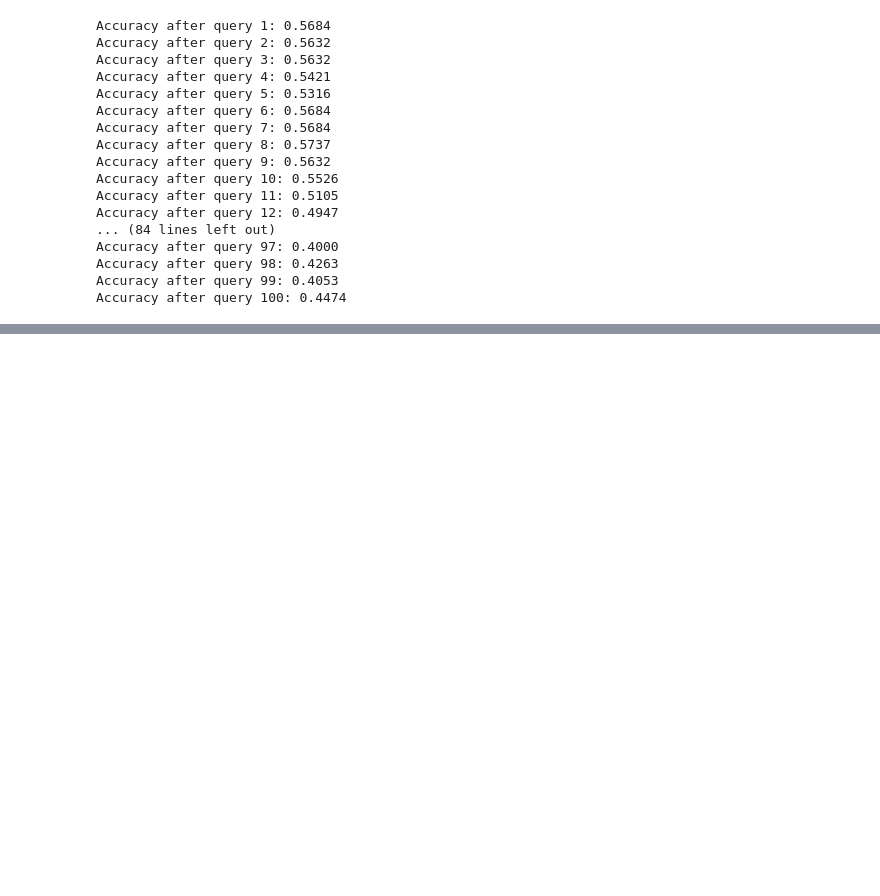
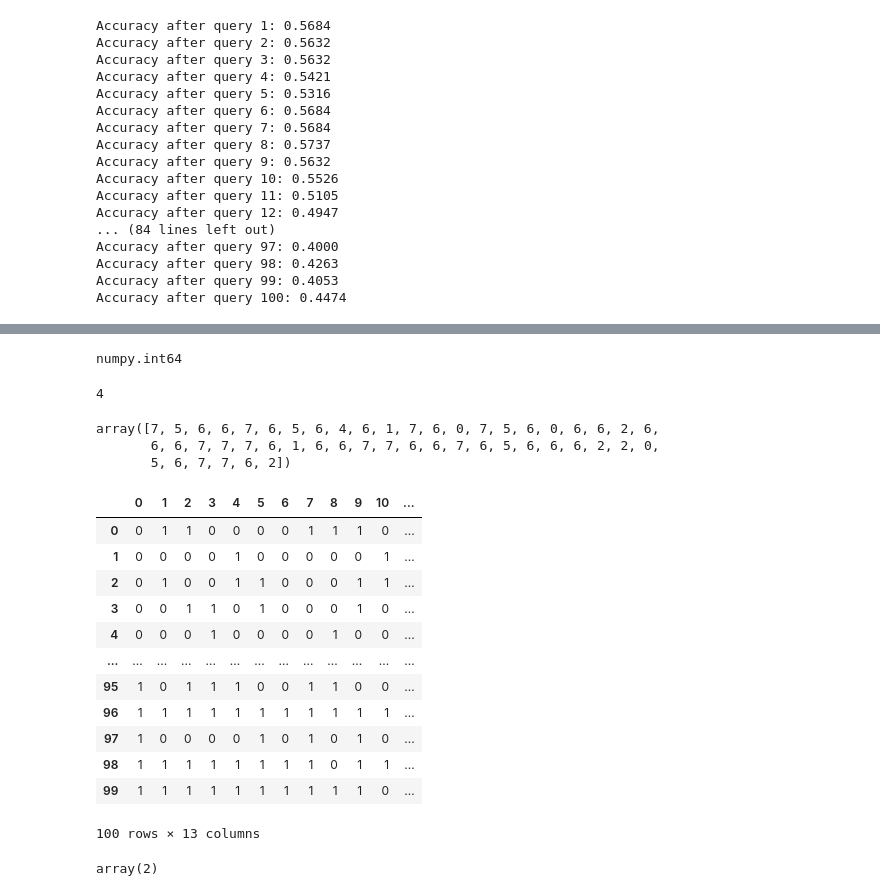
Before and after one commit to zhaopeng-lee/FeatureSelectionProject, a Jupyter notebook: Feature_selection_AL_test.ipynb, the cells around one changed output, grey strips where cells are left out. Cells and saved outputs as stored; diff of their text form; code cells hidden in the pictures; blank space fills up the shorter version.

```diff
--- a/Feature_selection_AL_test.ipynb
+++ b/Feature_selection_AL_test.ipynb
@@ -22,7 +22,7 @@ X, y = load_wine(return_X_y=True,as_frame=True)
 # %% [markdown]
 use Leetoolkit library we can get a dataset with onehot representation oof feature and its associated cv means
 # %%
-X_initial, y_initial = lee.PerformanceHandler.train_dataset_with_random_features(X,y,RandomForestClassifier(),2000)#get a dataset with size of 2000
+X_initial, y_initial = lee.PerformanceHandler.train_dataset_with_random_features(X,y,DecisionTreeClassifier(),2000)#get a dataset with size of 2000
 # %%
 #see the information of two dataset
 X_initial.head()
@@ -208,0 +213,38 @@ Accuracy after query 100: 0.4474
+# %%
+X_initial_100, y_initial_100 = lee.PerformanceHandler.train_dataset_with_random_features(X,y,DecisionTreeClassifier(),400)#get a dataset with size of 400
+X_train,X_test,y_train,y_test = train_test_split(X_initial_100,y_initial_100,test_size=0.8)
+X_pool = lee.PerformanceHandler.pool_generator(X_initial_100,2000)
+X_pool = np.array(X_pool)
+N_QUERIES = 400
+X_train =np.array(X_train)
+y_train = np.array(y_train)
+X_test =np.array(X_test)
+y_test = np.array(y_test)
+learner = ActiveLearner(estimator=RandomForestClassifier(),X_training=X_train,y_training=y_train)
+unqueried_score = [learner.score(X_test, y_test)]
+performance_history = [unqueried_score]
+
+# Allow our model to query our unlabeled dataset for the most
+# informative points according to our query strategy (uncertainty sampling).
+for index in range(N_QUERIES):
+  query_index, query_instance = learner.query(X_pool)
+  list_tem = query_instance.tolist()
+  list_tem = list_tem[0]
+  list_feature_num = []
+  for num in range(len(list_tem)):
+      if list_tem[num] == 1:
+          list_feature_num.append(num)
+  # Teach our ActiveLearner model the record it has requested.
+  X_Iterate = X.iloc[:,list_feature_num]
+  y_new = Change_float_into_classes(cross_val_score(estimator=DecisionTreeClassifier(),X = X_Iterate,y = y,cv=5,n_jobs=-1).mean())
+  X_1, y_1 = X_pool[query_index], np.array([y_new])
+  learner.teach(X=X_1, y=y_1)
+  #print(learner.y_training)
+  # Remove the queried instance from the unlabeled pool.
+  X_pool = np.delete(X_pool, query_index, axis=0)
+  # Calculate and report our model's accuracy.
+  model_accuracy = learner.score(X_test, y_test)
+  print('Accuracy after query {n}: {acc:0.4f}'.format(n=index + 1, acc=model_accuracy))
+
+  # Save our model's performance for plotting.
+  performance_history.append(model_accuracy)
@@ -208,0 +286,4 @@ Accuracy after query 100: 0.4474
+# %%
+type(y_train[1])
+# %% [output]
+numpy.int64
@@ -208,0 +292,4 @@ Accuracy after query 100: 0.4474
+# %%
+v
+# %% [output]
+4
@@ -208,0 +298,26 @@ Accuracy after query 100: 0.4474
+# %%
+a
+# %% [output]
+array([7, 5, 6, 6, 7, 6, 5, 6, 4, 6, 1, 7, 6, 0, 7, 5, 6, 0, 6, 6, 2, 6,
+       6, 6, 7, 7, 7, 6, 1, 6, 6, 7, 7, 6, 6, 7, 6, 5, 6, 6, 6, 2, 2, 0,
+       5, 6, 7, 7, 6, 2])
+# %%
+X_initial_100
+# %% [output]
+|  | 0 | 1 | 2 | 3 | 4 | 5 | 6 | 7 | 8 | 9 | 10 | ... |
+| 0 | 0 | 1 | 1 | 0 | 0 | 0 | 0 | 1 | 1 | 1 | 0 | ... |
+| 1 | 0 | 0 | 0 | 0 | 1 | 0 | 0 | 0 | 0 | 0 | 1 | ... |
+| 2 | 0 | 1 | 0 | 0 | 1 | 1 | 0 | 0 | 0 | 1 | 1 | ... |
+| 3 | 0 | 0 | 1 | 1 | 0 | 1 | 0 | 0 | 0 | 1 | 0 | ... |
+| 4 | 0 | 0 | 0 | 1 | 0 | 0 | 0 | 0 | 1 | 0 | 0 | ... |
+| ... | ... | ... | ... | ... | ... | ... | ... | ... | ... | ... | ... | ... |
+| 95 | 1 | 0 | 1 | 1 | 1 | 0 | 0 | 1 | 1 | 0 | 0 | ... |
+| 96 | 1 | 1 | 1 | 1 | 1 | 1 | 1 | 1 | 1 | 1 | 1 | ... |
+| 97 | 1 | 0 | 0 | 0 | 0 | 1 | 0 | 1 | 0 | 1 | 0 | ... |
+| 98 | 1 | 1 | 1 | 1 | 1 | 1 | 1 | 1 | 0 | 1 | 1 | ... |
+| 99 | 1 | 1 | 1 | 1 | 1 | 1 | 1 | 1 | 1 | 1 | 0 | ... |
+100 rows × 13 columns
+# %%
+np.array(2)
+# %% [output]
+array(2)
```
Also changed, not shown: parts of 12 cells of this notebook.
